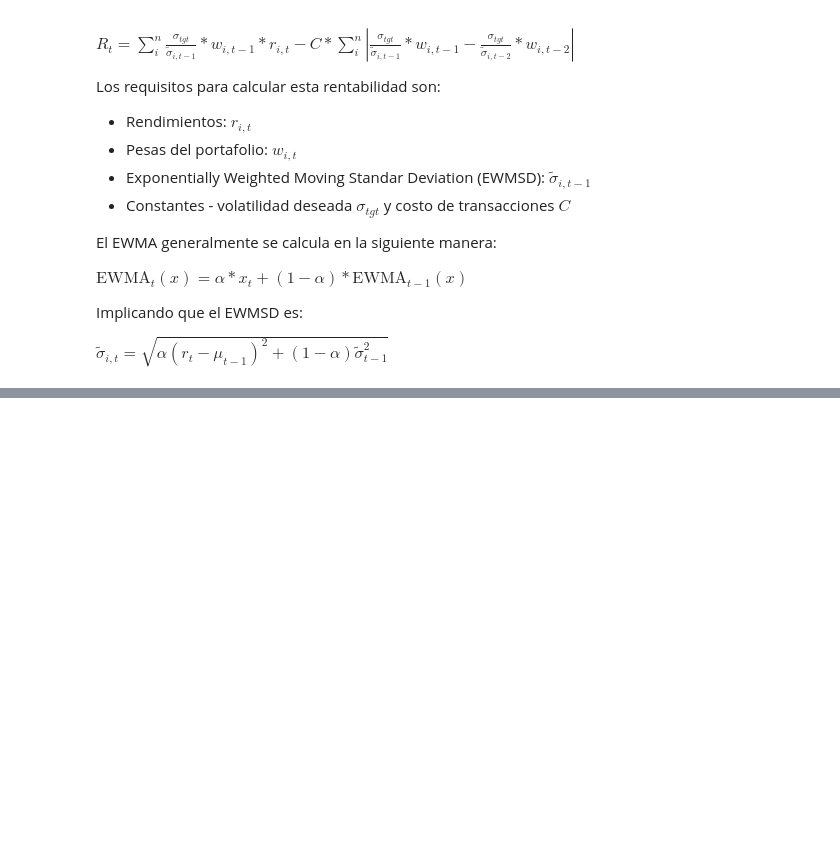
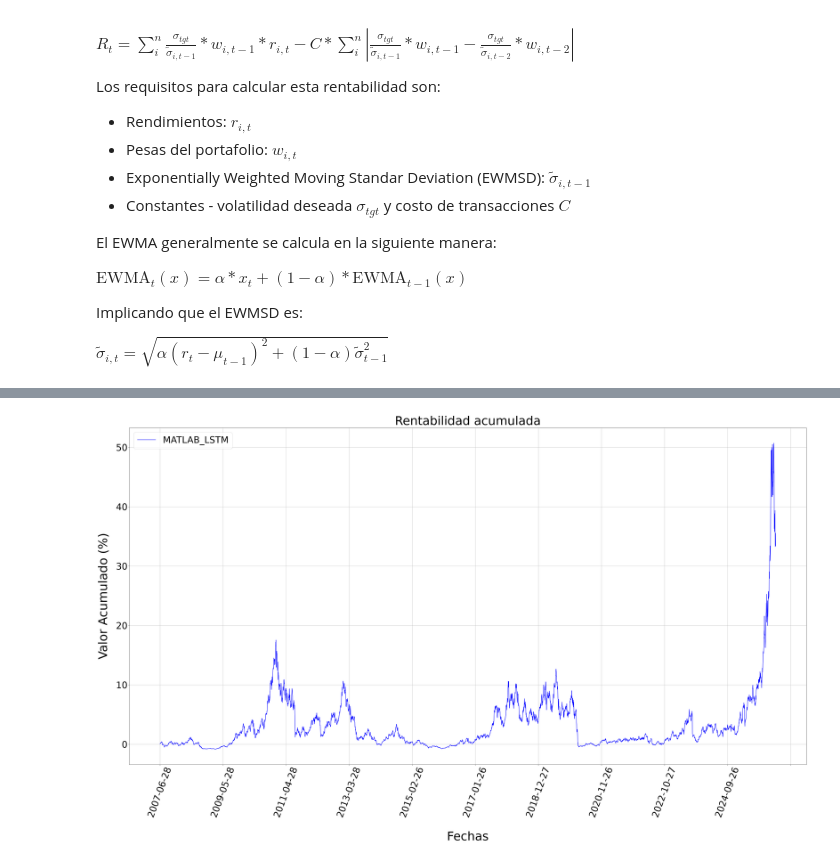
Before and after one commit to jp21bp/LSTM_Ratio_Sharpe, a Jupyter notebook: Version2/rentabilidad.ipynb, the cells around one changed output, grey strips where cells are left out. Cells and saved outputs as stored; diff of their text form; code cells hidden in the pictures; blank space fills up the shorter version.

Commit message:
Rentabilidad acumulada de sliding tecnica

```diff
--- a/Version2/rentabilidad.ipynb
+++ b/Version2/rentabilidad.ipynb
@@ -56,0 +86,51 @@ Length: 5291, dtype: float64
+# %%
+##### Calculando rentabilidad del portafolio
+#### Hiperparametros
+tgt = 0.1
+costo = 0.00001
+
+#### Calculando rentabilidad equitativa
+df_sliding_rentabilidad = pd.DataFrame()
+for name in empresas:
+    df_sliding_rentabilidad[f'Rentabilidad.{name}'] = df_sliding[name] * (tgt/df_sliding[f'EWMSD.{name}'].shift(1))  * df_sliding[f'Posicion.{name}'].shift(1) - \
+    costo*abs(((tgt/df_sliding[f'EWMSD.{name}'].shift(1))*df_sliding[f'Posicion.{name}'].shift(1)) - ((tgt/df_sliding[f'EWMSD.{name}'].shift(2))*df_sliding[f'Posicion.{name}'].shift(2)))
+
+#### Elimando primera dos fila por el "shift(2)"
+df_sliding_rentabilidad = df_sliding_rentabilidad.iloc[2:]
+
+#### Calculando la suma de rendimientos de cada accion
+sliding_rentabilidad_diaria = df_sliding_rentabilidad.sum(axis=1)
+# %%
+##### Calculando y trazando rentabilidad acumulada
+#### Calculacion
+sliding_rentabilidad_acumulada = (1 + sliding_rentabilidad_diaria).cumprod() - 1
+
+#### Grafo
+SALTO_X = 500
+ANCHURA = 50
+ALTURA = 25
+
+fig, ax = plt.subplots(figsize=(ANCHURA, ALTURA))
+
+ax.plot(
+    sliding_rentabilidad_acumulada.index,
+    sliding_rentabilidad_acumulada,
+    color='blue',
+    label = 'MATLAB_LSTM',
+    linestyle = 'solid'
+)
+
+
+
+ax.set_title('Rentabilidad acumulada',fontsize = ANCHURA)
+ax.set_ylabel('Valor Acumulado (%)', fontsize = ANCHURA, labelpad = ALTURA)
+ax.set_xlabel('Fechas', fontsize =ANCHURA, labelpad = ANCHURA)
+ax.tick_params(axis='x', labelsize=0.75*ANCHURA, rotation=70)
+ax.tick_params(axis='y', labelsize=0.75*ANCHURA)
+ax.xaxis.set_major_locator(MultipleLocator(SALTO_X))
+ax.legend(fontsize = 0.75*ANCHURA)
+ax.grid(True)
+
+plt.show()
+# %% [output]
+[figure, added]
```
Also changed, not shown: parts of 6 cells of this notebook, 48 other files.
